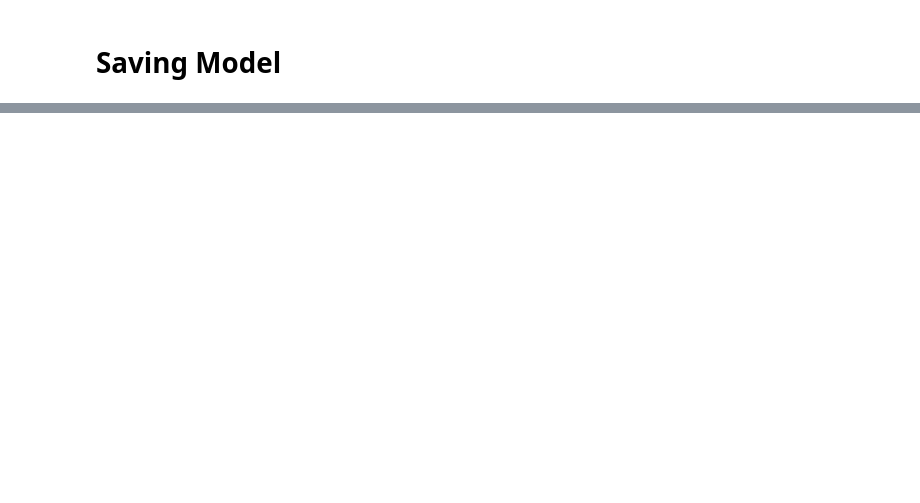
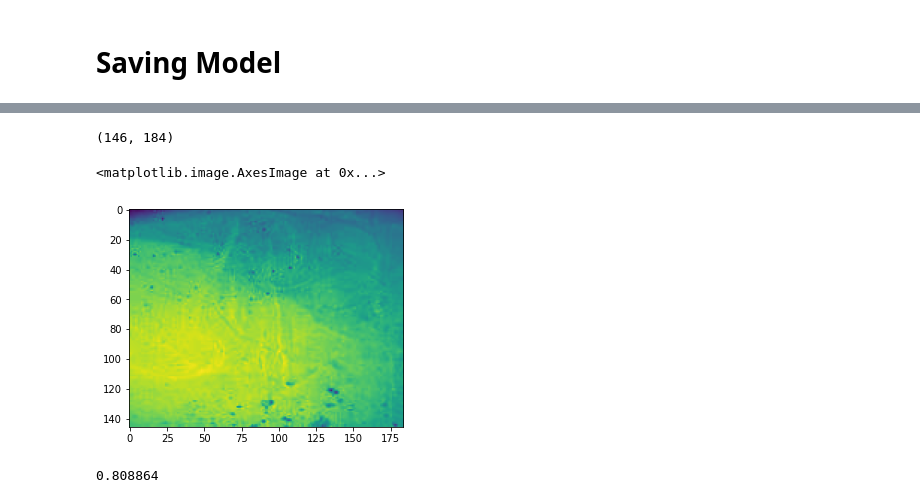
Before and after one commit to Guest0131/crack-detect, a Jupyter notebook: Crack Detection.ipynb, the cells around one changed output, grey strips where cells are left out. Drawn from its saved outputs; the diff is of its cells as text; code cells hidden in the pictures; blank space fills up the shorter version.

```diff
--- a/Crack Detection.ipynb
+++ b/Crack Detection.ipynb
@@ -405,0 +440,22 @@ plot_model(
+# %%
+file = '3.jpg'
+img = Image.open(file)
+img = img.resize(min_hw)
+img.save(file)
+# %%
+image = cv2.imread(file, 0)
+bi_inv, colored_img = process_image(image)
+# %%
+image.shape
+# %% [output]
+(146, 184)
+# %%
+plt.imshow(colored_img)
+# %% [output]
+<matplotlib.image.AxesImage at 0x...>
+[figure, added]
+# %%
+img_test = (colored_img.reshape((1, min_hw[0], min_hw[1], 1)))
+model.predict(img_test, batch_size=None, verbose=0, steps=None)[0][0]
+# %% [output]
+0.808864
```
Also changed, not shown: parts of 9 cells of this notebook.
